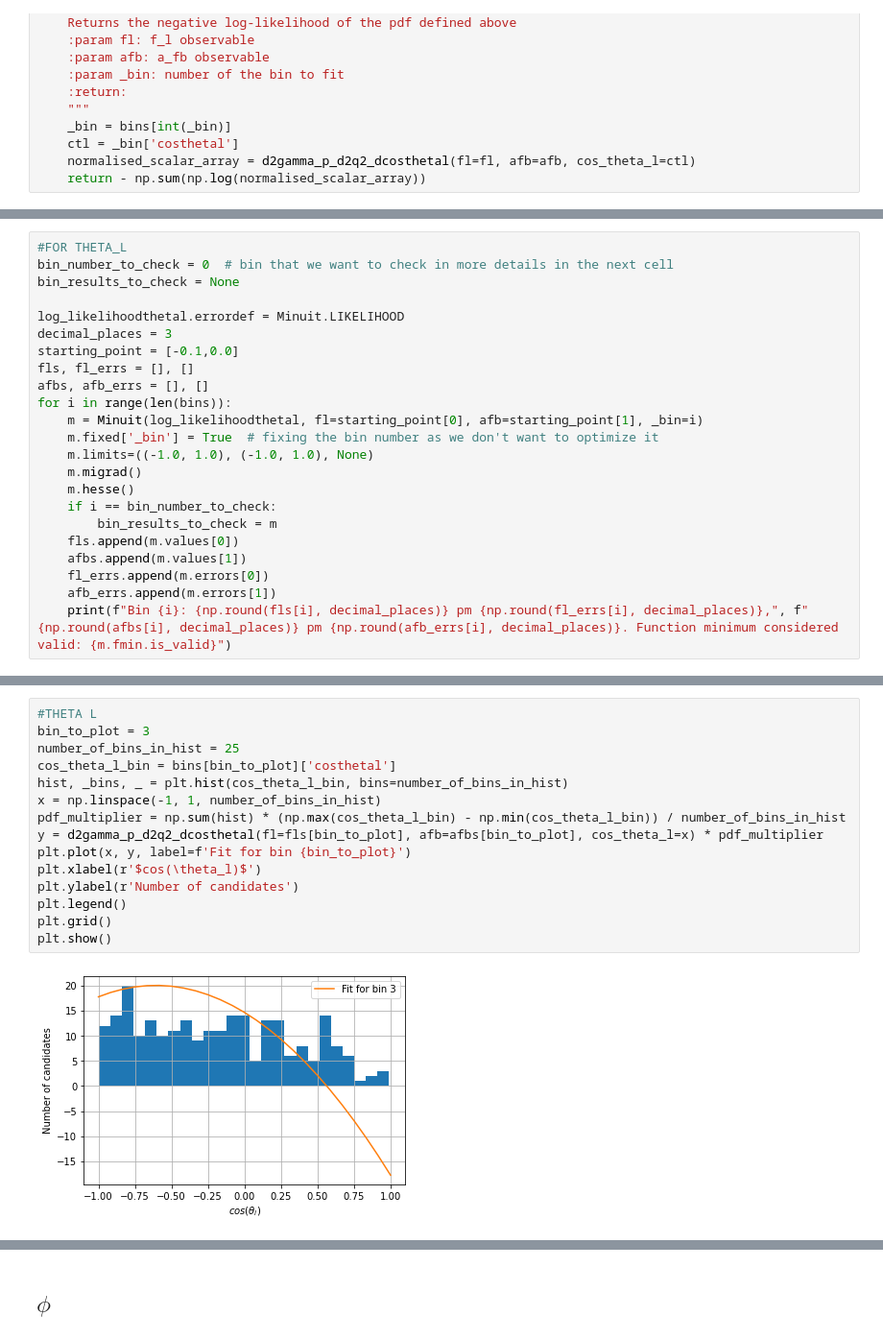
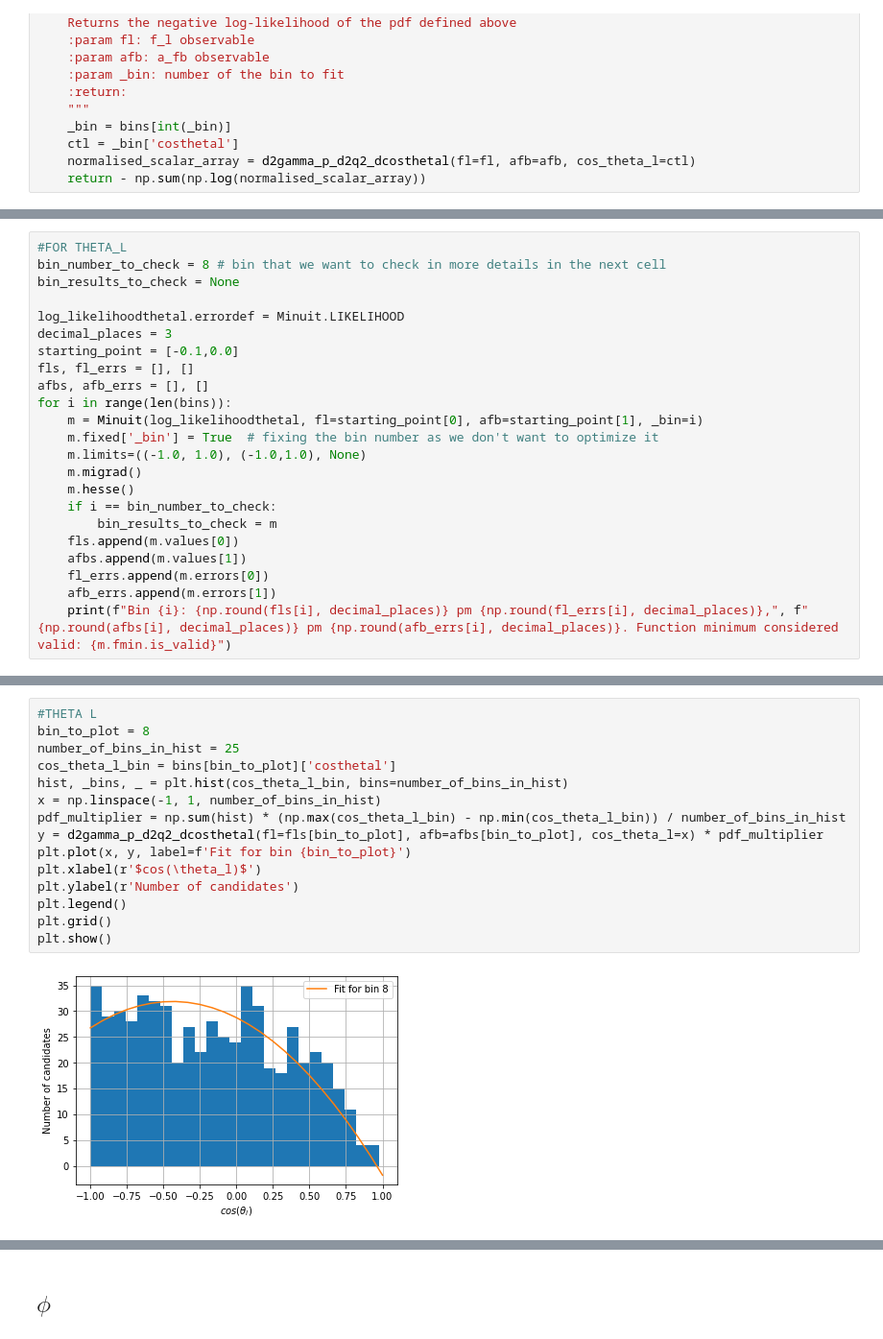
Before and after one commit to Luke-Conmy/ic-teach-kstmumu-team3, a Jupyter notebook: MiguelSkeletonCode_totaldata.ipynb, the cells around one changed output, grey strips where cells are left out. Shown at 96% size. Drawn from its saved outputs; the diff is of its cells as text.

```diff
--- a/MiguelSkeletonCode_totaldata.ipynb
+++ b/MiguelSkeletonCode_totaldata.ipynb
@@ -192,6 +182,6 @@ plt.show()
 # %%
 #FOR THETA_L
-bin_number_to_check = 0  # bin that we want to check in more details in the next cell
+bin_number_to_check = 8 # bin that we want to check in more details in the next cell
 bin_results_to_check = None
 
 log_likelihoodthetal.errordef = Minuit.LIKELIHOOD
@@ -202,7 +192,7 @@ afbs, afb_errs = [], []
 for i in range(len(bins)):
     m = Minuit(log_likelihoodthetal, fl=starting_point[0], afb=starting_point[1], _bin=i)
     m.fixed['_bin'] = True  # fixing the bin number as we don't want to optimize it
-    m.limits=((-1.0, 1.0), (-1.0, 1.0), None)
+    m.limits=((-1.0, 1.0), (-1.0,1.0), None)
     m.migrad()
     m.hesse()
     if i == bin_number_to_check:
@@ -237,20 +227,20 @@ plt.show()
 # %%
 #THETA L
-bin_to_plot = 3
+bin_to_plot = 8
 number_of_bins_in_hist = 25
 cos_theta_l_bin = bins[bin_to_plot]['costhetal']
 hist, _bins, _ = plt.hist(cos_theta_l_bin, bins=number_of_bins_in_hist)
 x = np.linspace(-1, 1, number_of_bins_in_hist)
 pdf_multiplier = np.sum(hist) * (np.max(cos_theta_l_bin) - np.min(cos_theta_l_bin)) / number_of_bins_in_hist
 y = d2gamma_p_d2q2_dcosthetal(fl=fls[bin_to_plot], afb=afbs[bin_to_plot], cos_theta_l=x) * pdf_multiplier
 plt.plot(x, y, label=f'Fit for bin {bin_to_plot}')
 plt.xlabel(r'$cos(\theta_l)$')
 plt.ylabel(r'Number of candidates')
 plt.legend()
 plt.grid()
 plt.show()
 # %% [output]
-[figure, old version]
+[figure, new version]
 # %%
 #THETAL
 fig, (ax1, ax2) = plt.subplots(1, 2, figsize=(7, 3))
```
Also changed, not shown: parts of 25 cells of this notebook.
